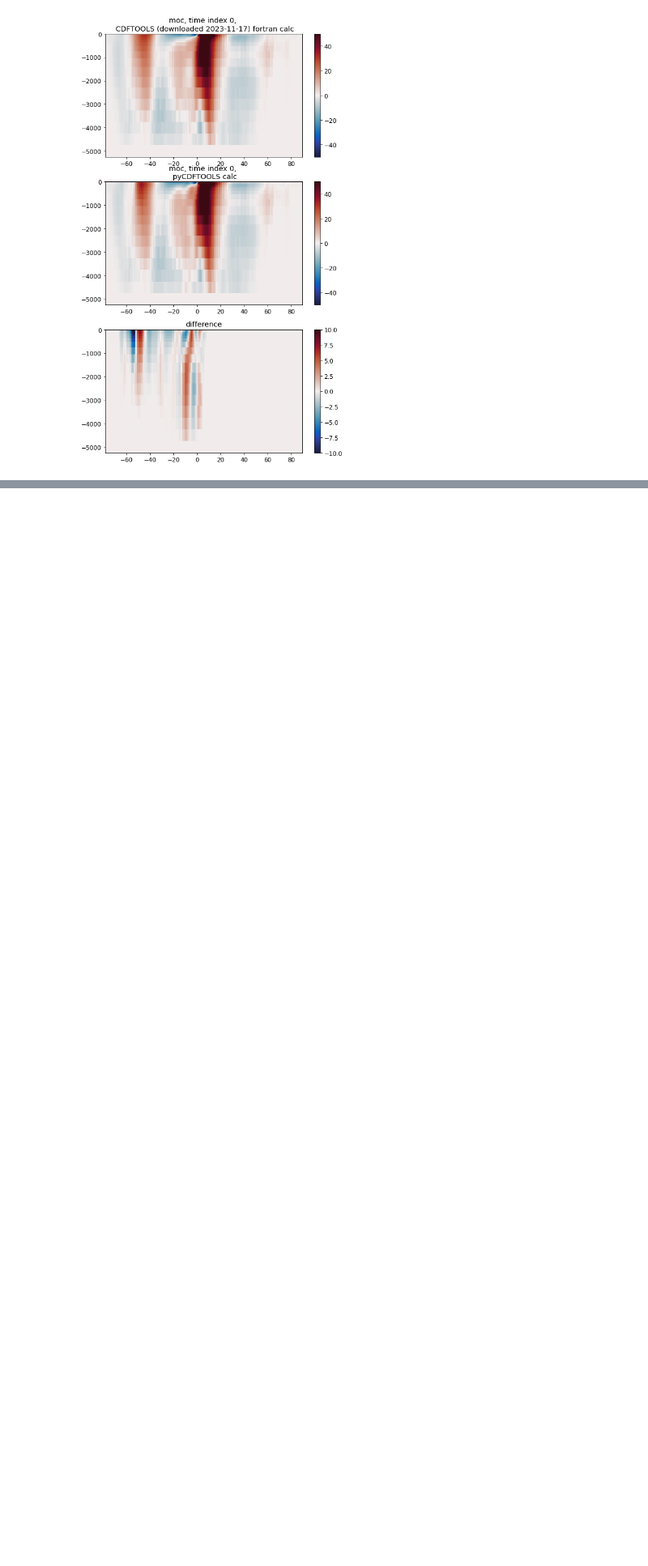
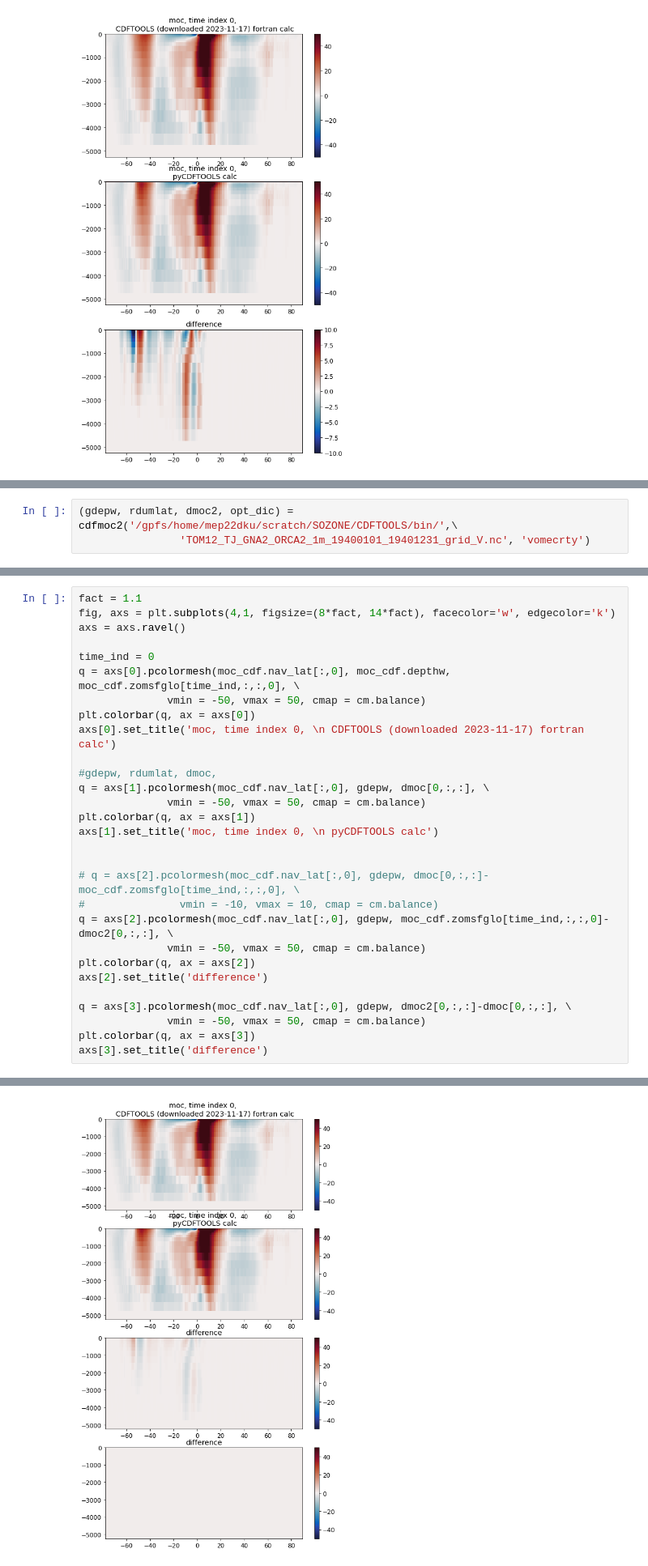
Before and after one commit to tjarnikova/SOZONE, a Jupyter notebook: GRO2_FORCING_EXPERIMENT/NCEP-ERA-physics-comparison/overturning-check.ipynb, the cells around one changed output, grey strips where cells are left out. Shown at 81% size. Cells and saved outputs as stored; diff of their text form; blank space fills up the shorter version.

```diff
--- a/GRO2_FORCING_EXPERIMENT/NCEP-ERA-physics-comparison/overturning-check.ipynb
+++ b/GRO2_FORCING_EXPERIMENT/NCEP-ERA-physics-comparison/overturning-check.ipynb
@@ -300,0 +432,3 @@ Text(0.5, 1.0, 'difference')
+# %%
+(gdepw, rdumlat, dmoc2, opt_dic) = cdfmoc2('/gpfs/home/mep22dku/scratch/SOZONE/CDFTOOLS/bin/',\
+                'TOM12_TJ_GNA2_ORCA2_1m_19400101_19401231_grid_V.nc', 'vomecrty')
@@ -300,0 +453,30 @@ Text(0.5, 1.0, 'difference')
+# %%
+fact = 1.1
+fig, axs = plt.subplots(4,1, figsize=(8*fact, 14*fact), facecolor='w', edgecolor='k')
+axs = axs.ravel()
+
+time_ind = 0
+q = axs[0].pcolormesh(moc_cdf.nav_lat[:,0], moc_cdf.depthw, moc_cdf.zomsfglo[time_ind,:,:,0], \
+              vmin = -50, vmax = 50, cmap = cm.balance)
+plt.colorbar(q, ax = axs[0])
+axs[0].set_title('moc, time index 0, \n CDFTOOLS (downloaded 2023-11-17) fortran calc')
+
+#gdepw, rdumlat, dmoc,
+q = axs[1].pcolormesh(moc_cdf.nav_lat[:,0], gdepw, dmoc[0,:,:], \
+              vmin = -50, vmax = 50, cmap = cm.balance)
+plt.colorbar(q, ax = axs[1])
+axs[1].set_title('moc, time index 0, \n pyCDFTOOLS calc')
+
+
+# q = axs[2].pcolormesh(moc_cdf.nav_lat[:,0], gdepw, dmoc[0,:,:]-moc_cdf.zomsfglo[time_ind,:,:,0], \
+#               vmin = -10, vmax = 10, cmap = cm.balance)
+q = axs[2].pcolormesh(moc_cdf.nav_lat[:,0], gdepw, moc_cdf.zomsfglo[time_ind,:,:,0]-dmoc2[0,:,:], \
+              vmin = -50, vmax = 50, cmap = cm.balance)
+plt.colorbar(q, ax = axs[2])
+axs[2].set_title('difference')
+
+q = axs[3].pcolormesh(moc_cdf.nav_lat[:,0], gdepw, dmoc2[0,:,:]-dmoc[0,:,:], \
+              vmin = -50, vmax = 50, cmap = cm.balance)
+plt.colorbar(q, ax = axs[3])
+axs[3].set_title('difference')
+# %% [output]
@@ -300,0 +484 @@ Text(0.5, 1.0, 'difference')
+[figure, added]
```
Also changed, not shown: parts of 6 cells of this notebook, 8 other files.
